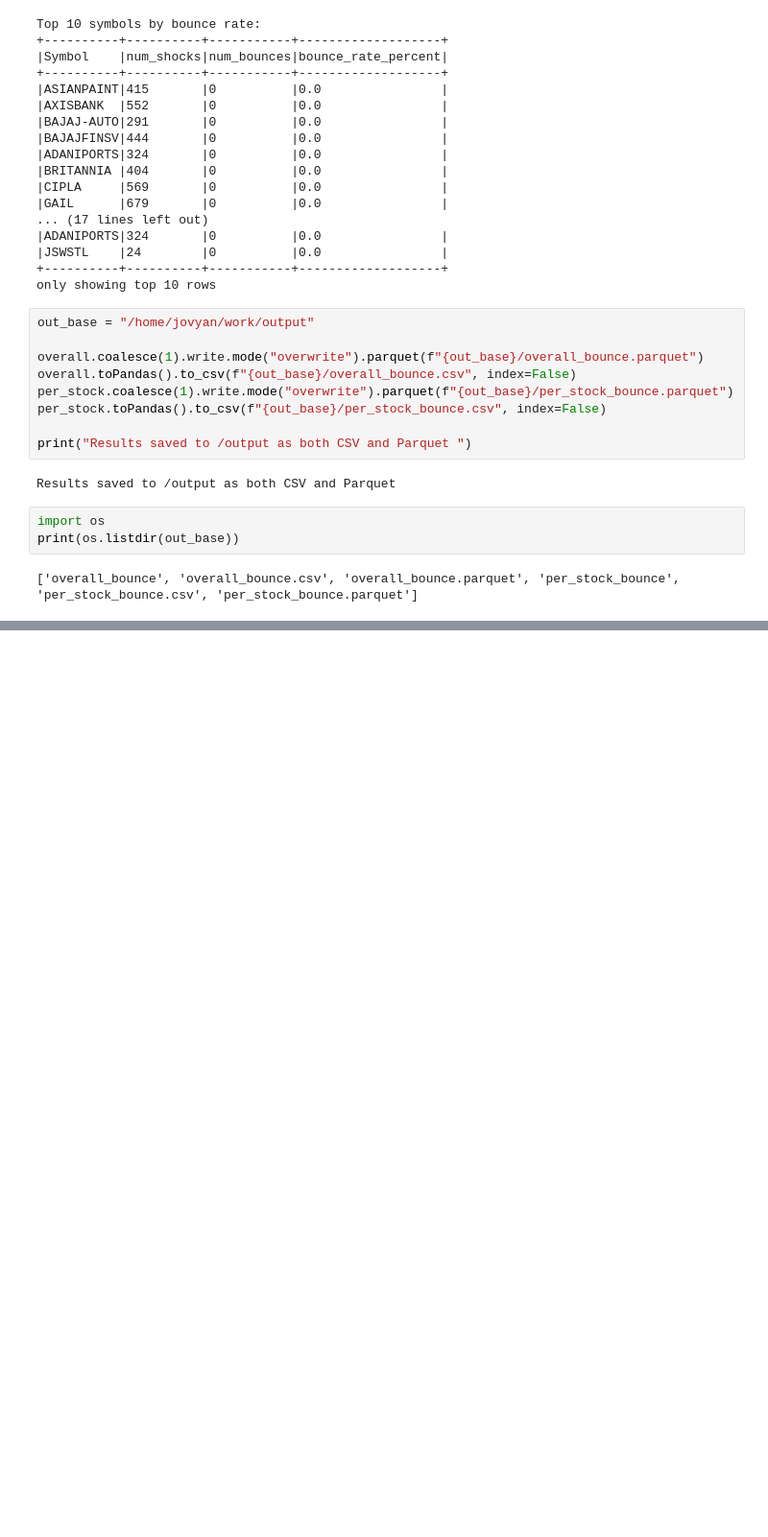
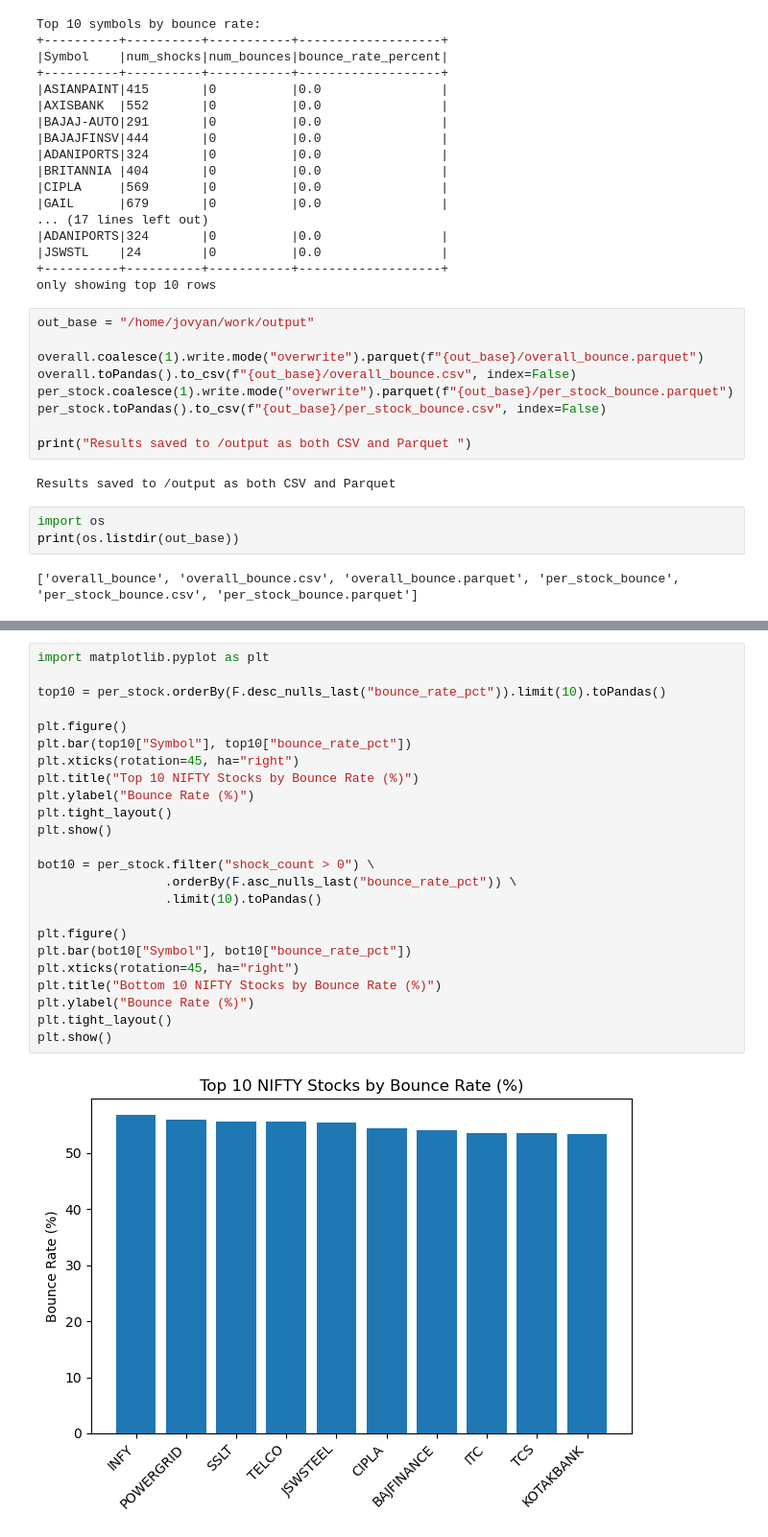
Before and after one commit to alisham30/nifty-stock-analysis, a Jupyter notebook: notebooks/Untitled.ipynb, the cells around one changed output, grey strips where cells are left out. Shown at 96% size. Saved outputs shown, nothing was run; the diff lists cells and outputs as text; blank space fills up the shorter version.

```diff
--- a/notebooks/Untitled.ipynb
+++ b/notebooks/Untitled.ipynb
@@ -251,0 +439,26 @@ print(os.listdir(out_base))
+# %%
+import matplotlib.pyplot as plt
+
+top10 = per_stock.orderBy(F.desc_nulls_last("bounce_rate_pct")).limit(10).toPandas()
+
+plt.figure()
+plt.bar(top10["Symbol"], top10["bounce_rate_pct"])
+plt.xticks(rotation=45, ha="right")
+plt.title("Top 10 NIFTY Stocks by Bounce Rate (%)")
+plt.ylabel("Bounce Rate (%)")
+plt.tight_layout()
+plt.show()
+
+bot10 = per_stock.filter("shock_count > 0") \
+                 .orderBy(F.asc_nulls_last("bounce_rate_pct")) \
+                 .limit(10).toPandas()
+
+plt.figure()
+plt.bar(bot10["Symbol"], bot10["bounce_rate_pct"])
+plt.xticks(rotation=45, ha="right")
+plt.title("Bottom 10 NIFTY Stocks by Bounce Rate (%)")
+plt.ylabel("Bounce Rate (%)")
+plt.tight_layout()
+plt.show()
+# %% [output]
+[figure, added]
```
Also changed, not shown: parts of 21 cells of this notebook, 4 other files.
